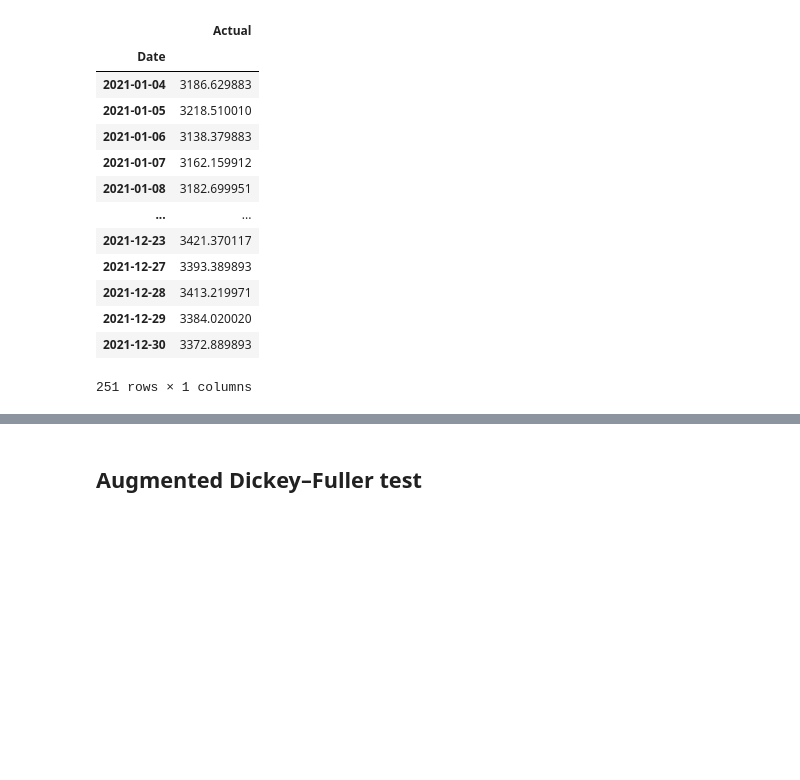
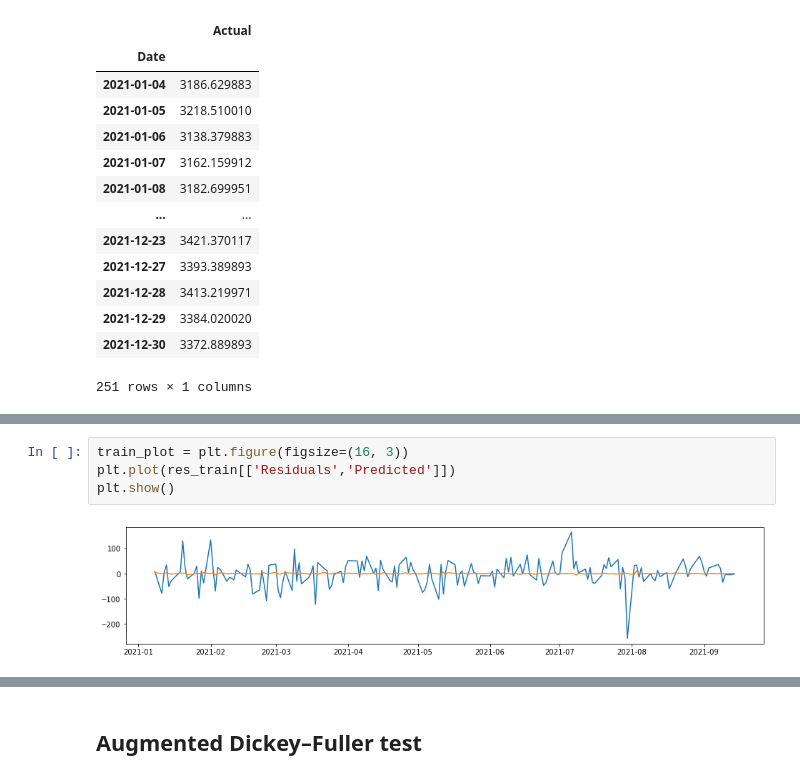
Before and after one commit to cameronmcewan/advanced-financial-technology, a Jupyter notebook: CA3/CA3-code.ipynb, the cells around one changed output, grey strips where cells are left out. Saved outputs shown, nothing was run; the diff lists cells and outputs as text; blank space fills up the shorter version.

```diff
--- a/CA3/CA3-code.ipynb
+++ b/CA3/CA3-code.ipynb
@@ -201,0 +199,6 @@ df_test.head()
+# %%
+train_plot = plt.figure(figsize=(16, 3))
+plt.plot(res_train[['Residuals','Predicted']])
+plt.show()
+# %% [output]
+[figure, added]
```
Also changed, not shown: parts of 28 cells of this notebook, 18 other files.
